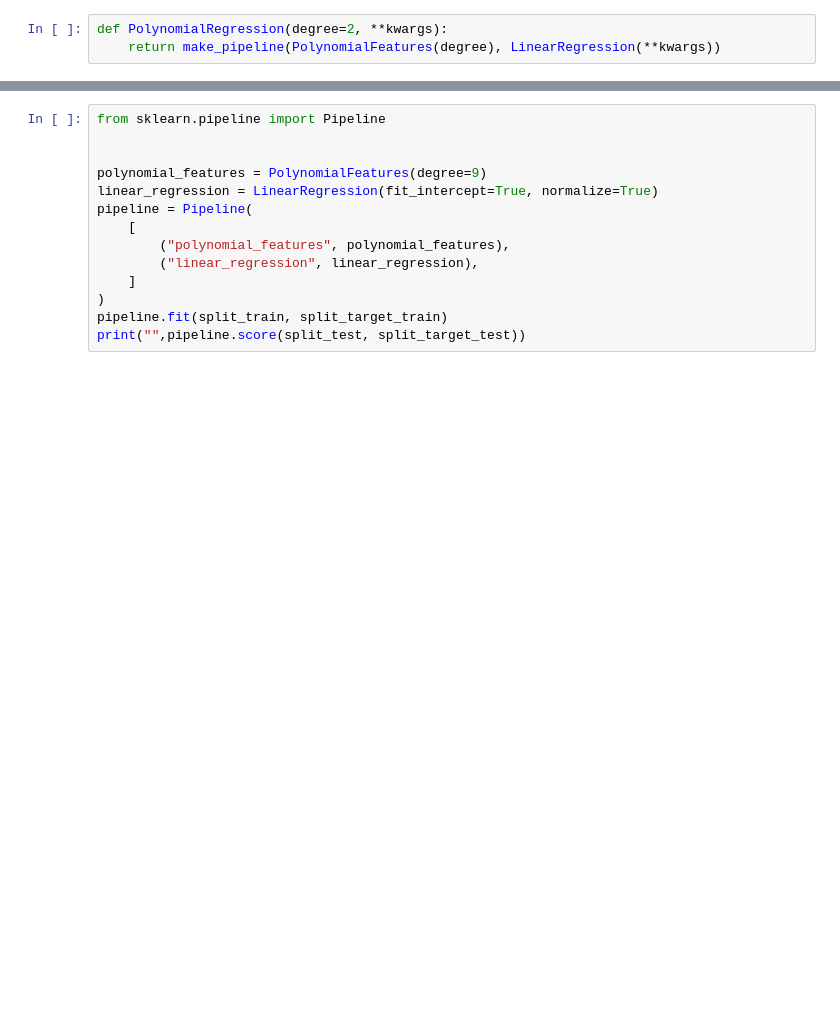
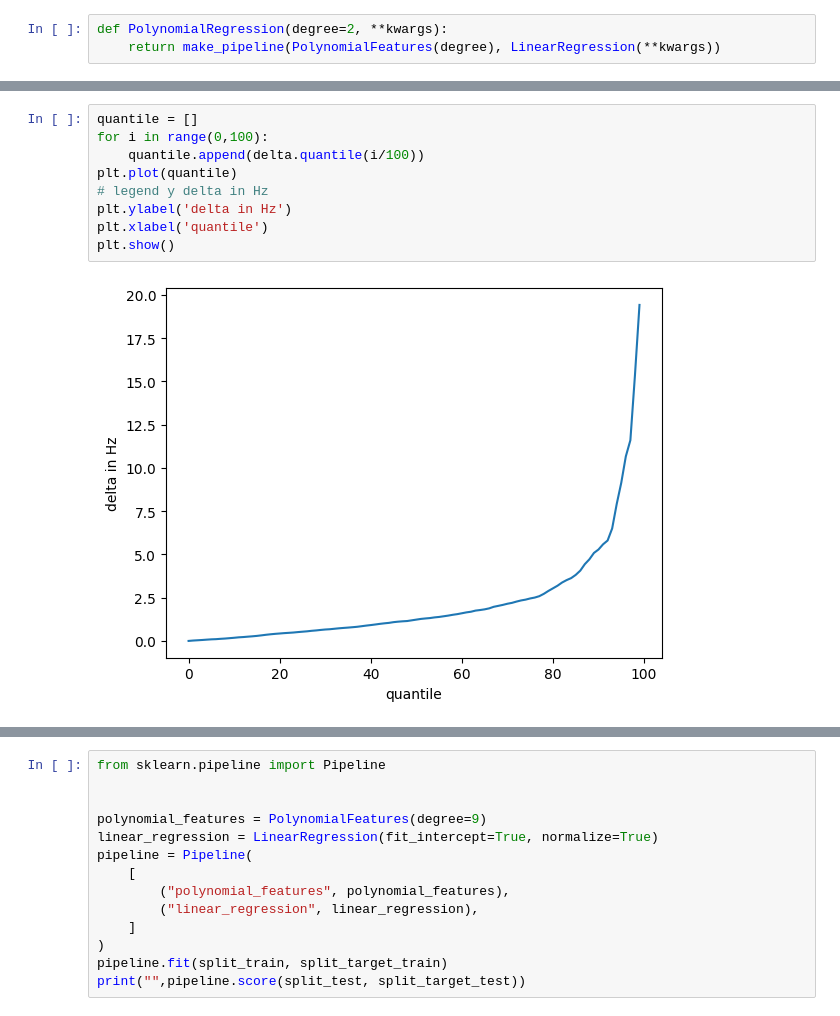
Before and after one commit to blaxxFR/projetIA, a Jupyter notebook: note_book.ipynb, the cells around one changed output, grey strips where cells are left out. Drawn from its saved outputs; the diff is of its cells as text; blank space fills up the shorter version.

```diff
--- a/note_book.ipynb
+++ b/note_book.ipynb
@@ -158,0 +174,11 @@ model.fit(X, y, **kwargs)
+# %%
+quantile = []
+for i in range(0,100):
+    quantile.append(delta.quantile(i/100))
+plt.plot(quantile)
+# legend y delta in Hz
+plt.ylabel('delta in Hz')
+plt.xlabel('quantile')
+plt.show()
+# %% [output]
+[figure, added]
```
Also changed, not shown: parts of 41 cells of this notebook, 1 other file.
